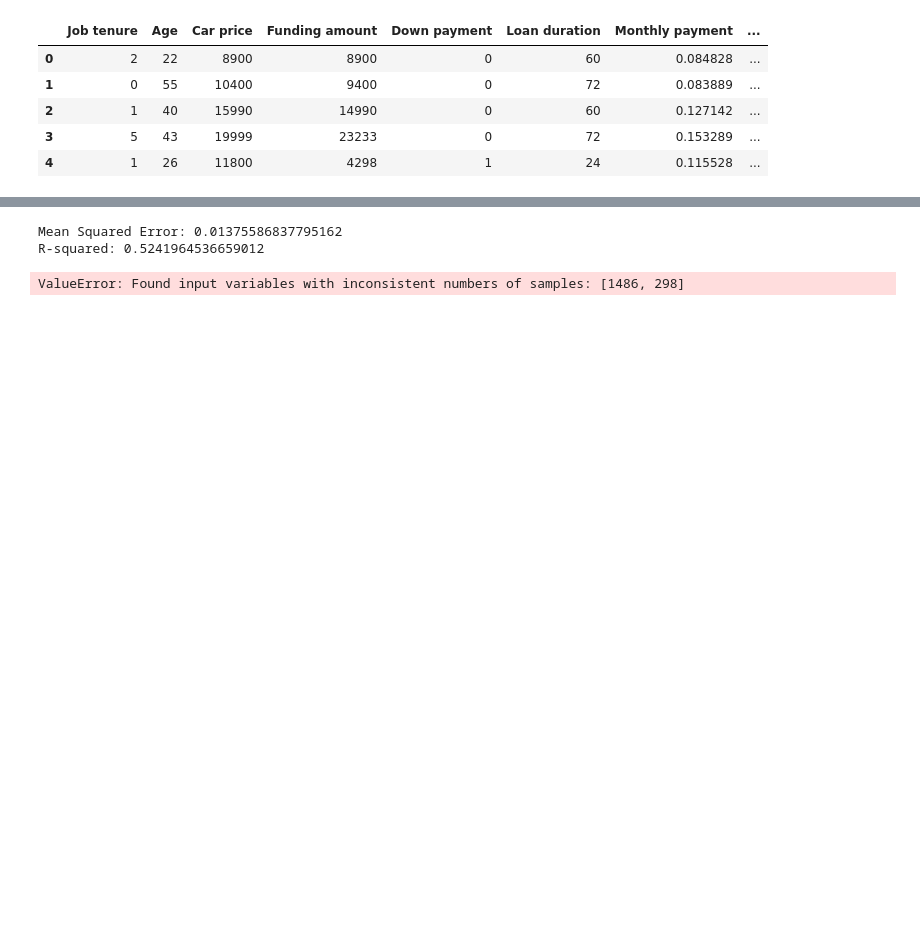
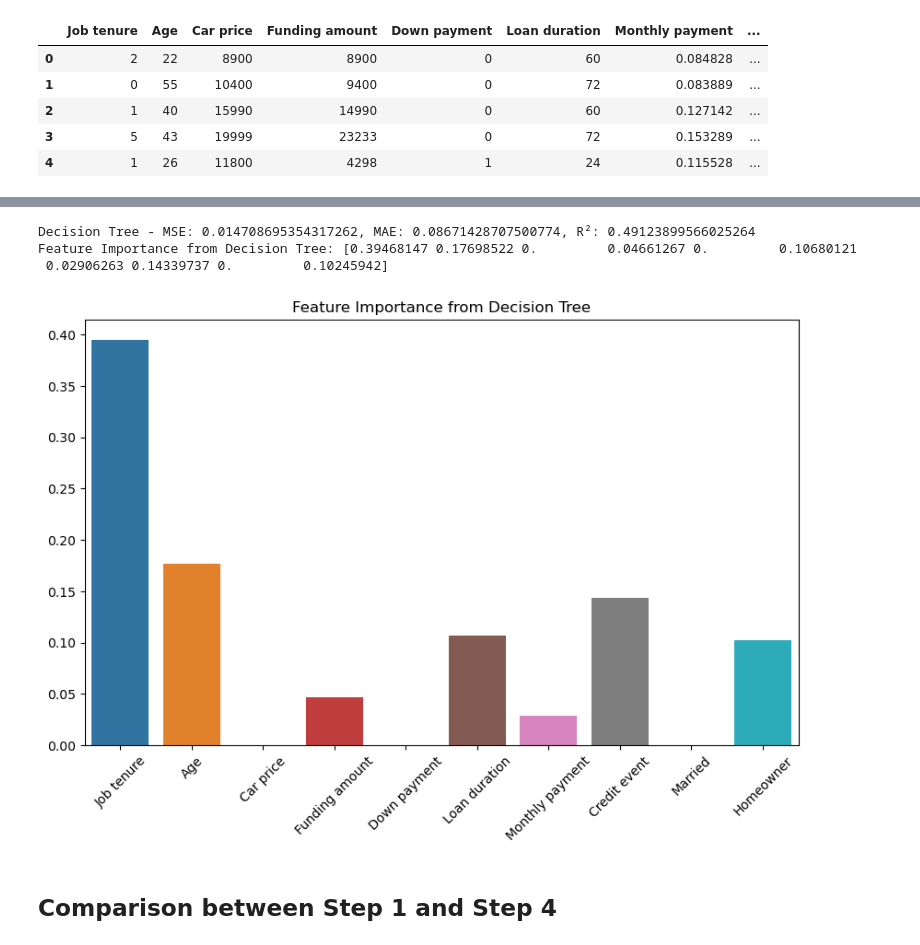
Before and after one commit to dorabijvoet/afi_final_project, a Jupyter notebook: notebooks/step4_surrogate_black_3.ipynb, the cells around one changed output, grey strips where cells are left out. Saved outputs shown, nothing was run; the diff lists cells and outputs as text; code cells hidden in the pictures; blank space fills up the shorter version.

```diff
--- a/notebooks/step4_surrogate_black_3.ipynb
+++ b/notebooks/step4_surrogate_black_3.ipynb
@@ -66,21 +87,30 @@ STANDARD DECISION TREE PREDICTION
+# %%
+# Predicting on the test set for both models
+y_pred_tree = tree_model.predict(X_test)
 # %%
-from sklearn.metrics import mean_squared_error, r2_score
+from sklearn.metrics import mean_squared_error, mean_absolute_error, r2_score
+import seaborn as sns
 
-# Predict on the test set using the surrogate model
-y_pred_surrogate = tree_model.predict(X_test)
+mse_tree = mean_squared_error(y_test, y_pred_tree)
+mae_tree = mean_absolute_error(y_test, y_pred_tree)
+r2_tree = r2_score(y_test, y_pred_tree)
 
-# Evaluate the surrogate model performance
-mse = mean_squared_error(y_test, y_pred_surrogate)
-r2 = r2_score(y_test, y_pred_surrogate)
+# Checking feature importance for Decision Tree
+tree_feature_importance = tree_model.feature_importances_
 
-print(f'Mean Squared Error: {mse}')
-print(f'R-squared: {r2}')
+print(f"Decision Tree - MSE: {mse_tree}, MAE: {mae_tree}, R²: {r2_tree}")
+print("Feature Importance from Decision Tree:", tree_feature_importance)
+
+# Visualization of Decision Tree feature importance
+plt.figure(figsize=(10, 6))
+sns.barplot(x=X.columns, y=tree_feature_importance)
+plt.title("Feature Importance from Decision Tree")
+plt.xticks(rotation=45)
+plt.show()
 # %% [output]
-Mean Squared Error: 0.01375586837795162
-R-squared: 0.5241964536659012
+Decision Tree - MSE: 0.014708695354317262, MAE: 0.08671428707500774, R²: 0.49123899566025264
+Feature Importance from Decision Tree: [0.39468147 0.17698522 0.         0.04661267 0.         0.10680121
+ 0.02906263 0.14339737 0.         0.10245942]
+[figure, added]
-# %%
-# Ridge Regression as Surrogate
-ridge_surrogate = Ridge(alpha=1.0)
-ridge_surrogate.fit(X, y_pred_surrogate)
-# %% [output]
-ValueError: Found input variables with inconsistent numbers of samples: [1486, 298]
+# %% [markdown]
+## Comparison between Step 1 and Step 4
```
Also changed, not shown: parts of 12 cells of this notebook.
